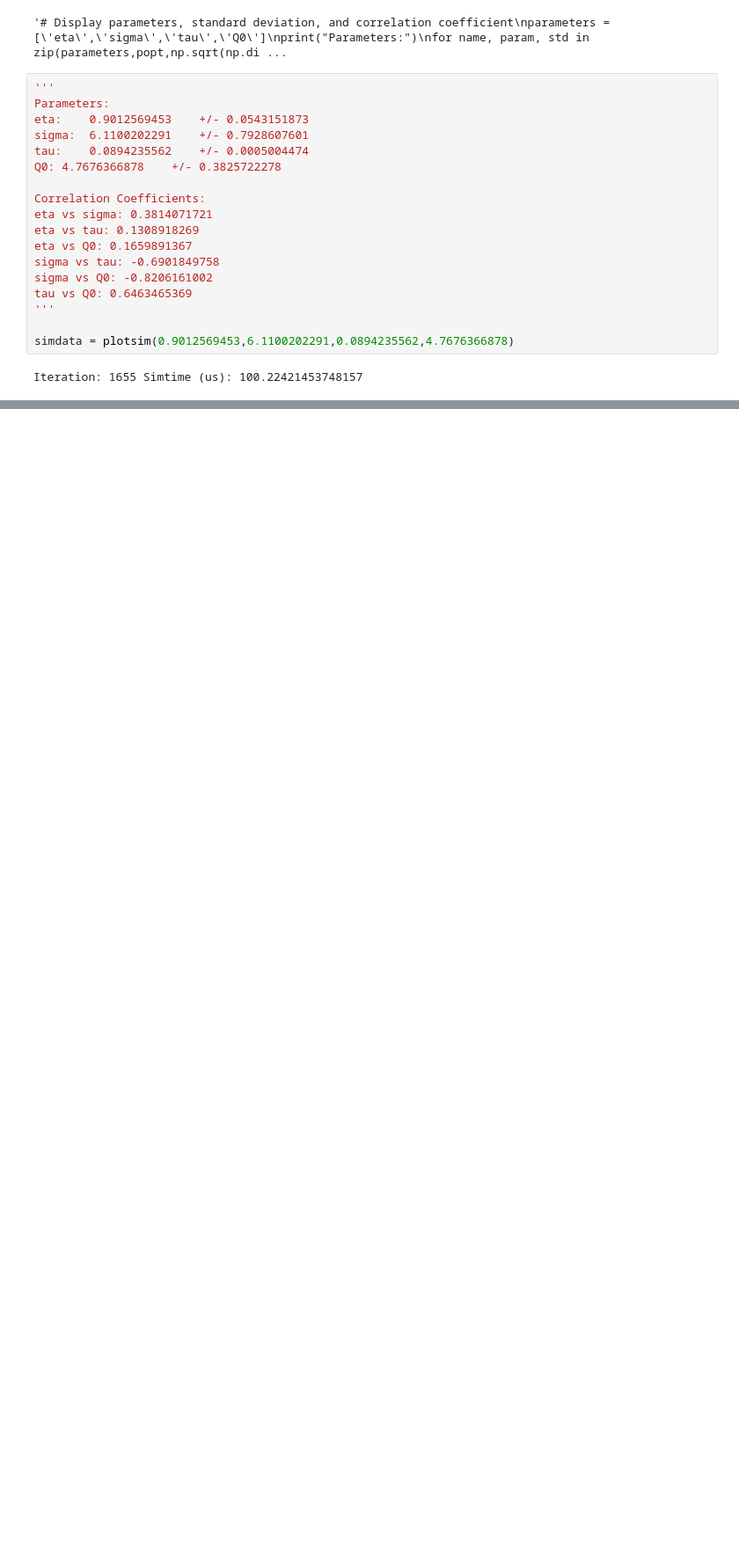
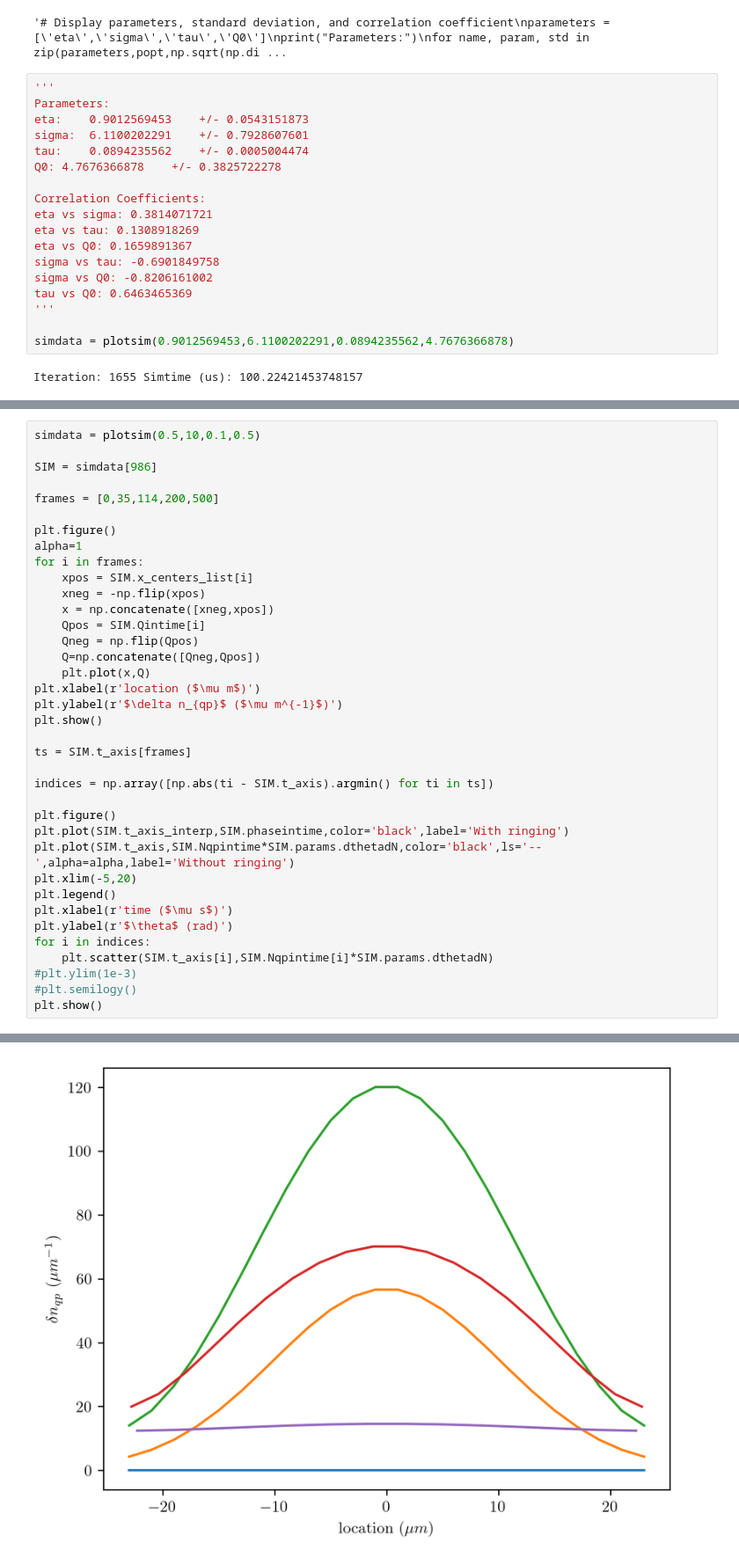
Before and after one commit to 10483/MTP, a Jupyter notebook: FVSimulation_phase_density/fitting 6um lowE.ipynb, the cells around one changed output, grey strips where cells are left out. Shown at 88% size. Saved outputs shown, nothing was run; the diff lists cells and outputs as text; blank space fills up the shorter version.

```diff
--- a/FVSimulation_phase_density/fitting 6um lowE.ipynb
+++ b/FVSimulation_phase_density/fitting 6um lowE.ipynb
@@ -213,0 +198,38 @@ plt.show()
+# %%
+simdata = plotsim(0.5,10,0.1,0.5)
+
+SIM = simdata[986]
+
+frames = [0,35,114,200,500]
+
+plt.figure()
+alpha=1
+for i in frames:
+    xpos = SIM.x_centers_list[i]
+    xneg = -np.flip(xpos)
+    x = np.concatenate([xneg,xpos])
+    Qpos = SIM.Qintime[i]
+    Qneg = np.flip(Qpos)
+    Q=np.concatenate([Qneg,Qpos])
+    plt.plot(x,Q)
+plt.xlabel(r'location ($\mu m$)')
+plt.ylabel(r'$\delta n_{qp}$ ($\mu m^{-1}$)')
+plt.show()
+
+ts = SIM.t_axis[frames]
+
+indices = np.array([np.abs(ti - SIM.t_axis).argmin() for ti in ts])
+
+plt.figure()
+plt.plot(SIM.t_axis_interp,SIM.phaseintime,color='black',label='With ringing')
+plt.plot(SIM.t_axis,SIM.Nqpintime*SIM.params.dthetadN,color='black',ls='--',alpha=alpha,label='Without ringing')
+plt.xlim(-5,20)
+plt.legend()
+plt.xlabel(r'time ($\mu s$)')
+plt.ylabel(r'$\theta$ (rad)')
+for i in indices:
+    plt.scatter(SIM.t_axis[i],SIM.Nqpintime[i]*SIM.params.dthetadN)
+#plt.ylim(1e-3)
+#plt.semilogy()
+plt.show()
+# %% [output]
@@ -213,0 +237 @@ plt.show()
+[figure, added]
```
Also changed, not shown: parts of 4 cells of this notebook, 12 other files.
